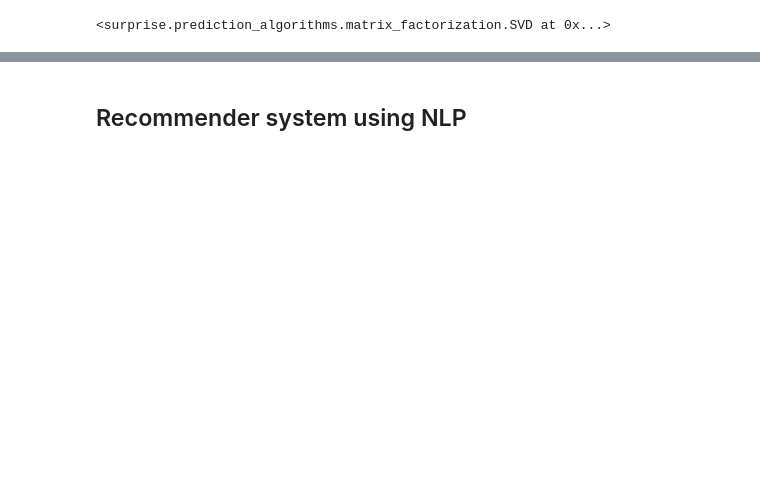
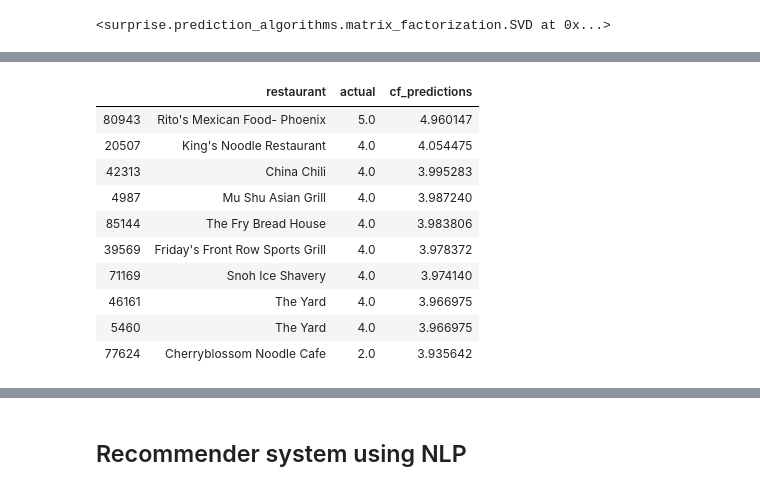
Before and after one commit to mavalos90/IH_final_project, a Jupyter notebook: code/2.Recommender.ipynb, the cells around one changed output, grey strips where cells are left out. Cells and saved outputs as stored; diff of their text form; code cells hidden in the pictures; blank space fills up the shorter version.

```diff
--- a/code/2.Recommender.ipynb
+++ b/code/2.Recommender.ipynb
@@ -415,3 +367,25 @@ RMSE: 1.1136053898671627
+# %%
+test_svd = test.copy()
+# %%
+def get_users_predictions(userid, n, model):
+    recommended_items = model[['restaurant', 'actual', 'cf_predictions']][model.userid == userid]
+    recommended_items = recommended_items.sort_values('cf_predictions', ascending=False)
+    recommended_items = recommended_items.head(n)
+    return recommended_items
+# %%
+get_users_predictions('4ZkQwaOoLT2eJWux9fE1Jw', 10, test_svd)
+# %% [output]
+|  | restaurant | actual | cf_predictions |
+| 80943 | Rito's Mexican Food- Phoenix | 5.0 | 4.960147 |
+| 20507 | King's Noodle Restaurant | 4.0 | 4.054475 |
+| 42313 | China Chili | 4.0 | 3.995283 |
+| 4987 | Mu Shu Asian Grill | 4.0 | 3.987240 |
+| 85144 | The Fry Bread House | 4.0 | 3.983806 |
+| 39569 | Friday's Front Row Sports Grill | 4.0 | 3.978372 |
+| 71169 | Snoh Ice Shavery | 4.0 | 3.974140 |
+| 46161 | The Yard | 4.0 | 3.966975 |
+| 5460 | The Yard | 4.0 | 3.966975 |
+| 77624 | Cherryblossom Noodle Cafe | 2.0 | 3.935642 |
 # %%
 # create matrix of predicted values
 
```
Also changed, not shown: parts of 35 cells of this notebook.
